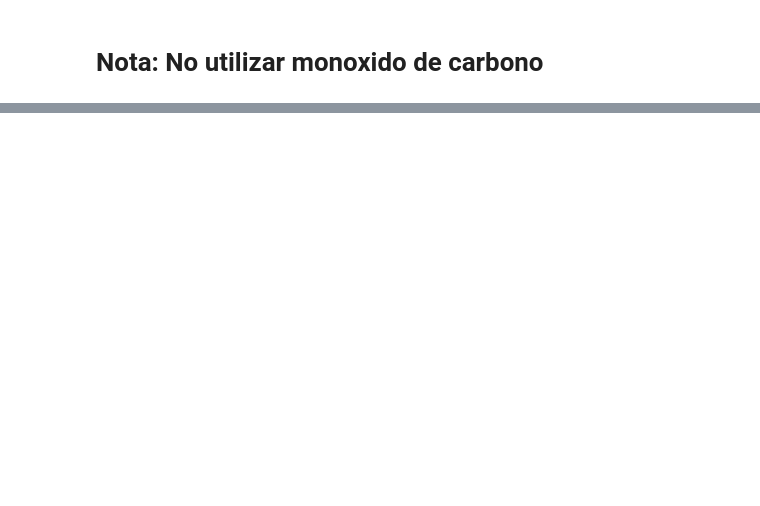
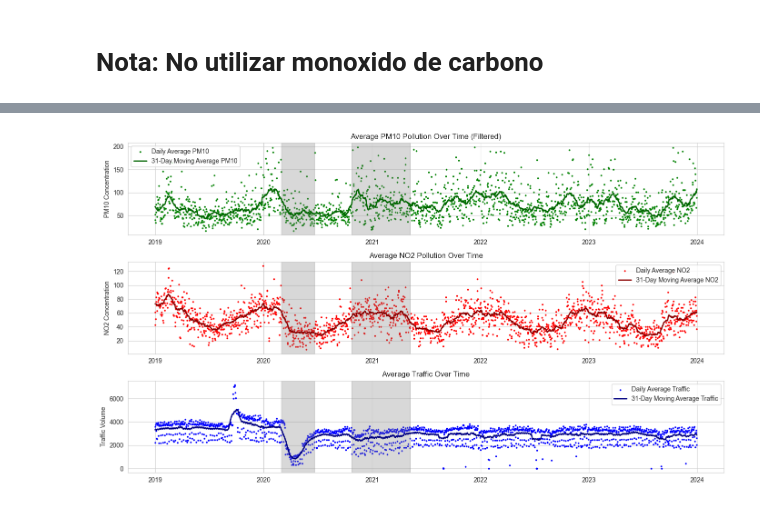
Before and after one commit to Bimo99B9/Datathon-2024, a Jupyter notebook: parte1.ipynb, the cells around one changed output, grey strips where cells are left out. Saved outputs shown, nothing was run; the diff lists cells and outputs as text; code cells hidden in the pictures; blank space fills up the shorter version.

```diff
--- a/parte1.ipynb
+++ b/parte1.ipynb
@@ -145,0 +147,7 @@ KeyError: 'velmedia_Gijon'
+# %%
+import pandas as pd
+import matplotlib.pyplot as plt
+
+# Assuming 'merged_df' is your DataFrame name
+merged_df['date'] = pd.to_datetime(merged_df['date'])
+merged_df.set_index('date', inplace=True)
@@ -145,0 +181,66 @@ KeyError: 'velmedia_Gijon'
+# %%
+import matplotlib.dates as mdates
+
+# Ensure that the DataFrame is sorted by date
+merged_df.sort_index(inplace=True)
+
+# Recalculate the 31-day moving averages after sorting
+merged_df['NO2_GijonGlobal_MA'] = merged_df['NO2_GijonGlobal'].rolling(window=31, min_periods=1, center=True).mean()
+merged_df['PM10_GijonGlobal_MA'] = merged_df['PM10_GijonGlobal'].rolling(window=31, min_periods=1, center=True).mean()
+
+# If daily_avg_traffic is a separate DataFrame or Series, ensure it's sorted too
+daily_avg_traffic.sort_index(inplace=True)
+daily_avg_traffic_MA = daily_avg_traffic.rolling(window=31, min_periods=1, center=True).mean()
+
+# Filter out PM10 values greater than 200
+filtered_PM10 = merged_df['PM10_GijonGlobal'][merged_df['PM10_GijonGlobal'] <= 200]
+
+# Recalculate the 31-day moving average for the filtered PM10 data
+filtered_PM10_MA = filtered_PM10.rolling(window=31, min_periods=1, center=True).mean()
+
+# Define COVID lockdown periods
+lockdown_start_1 = mdates.date2num(pd.to_datetime('2020-03-01'))
+lockdown_end_1 = mdates.date2num(pd.to_datetime('2020-06-21'))
+lockdown_start_2 = mdates.date2num(pd.to_datetime('2020-10-25'))
+lockdown_end_2 = mdates.date2num(pd.to_datetime('2021-05-09'))
+
+# Now plot the graphs again, with shaded regions for COVID lockdowns
+plt.figure(figsize=(14, 8))
+
+# PM10 plot
+plt.subplot(3, 1, 1)
+plt.scatter(filtered_PM10.index, filtered_PM10, label='Daily Average PM10', color='green', s=3)
+plt.plot(filtered_PM10.index, filtered_PM10_MA, label='31-Day Moving Average PM10', color='darkgreen', linewidth=2)
+plt.axvspan(lockdown_start_1, lockdown_end_1, color='grey', alpha=0.3)
+plt.axvspan(lockdown_start_2, lockdown_end_2, color='grey', alpha=0.3)
+
+plt.title('Average PM10 Pollution Over Time (Filtered)')
+plt.ylabel('PM10 Concentration')
+plt.legend()
+
+# NO2 plot
+plt.subplot(3, 1, 2)
+plt.scatter(merged_df.index, merged_df['NO2_GijonGlobal'], label='Daily Average NO2', color='red', s=3)
+plt.plot(merged_df.index, merged_df['NO2_GijonGlobal_MA'], label='31-Day Moving Average NO2', color='darkred', linewidth=2)
+plt.axvspan(lockdown_start_1, lockdown_end_1, color='grey', alpha=0.3)
+plt.axvspan(lockdown_start_2, lockdown_end_2, color='grey', alpha=0.3)
+
+plt.title('Average NO2 Pollution Over Time')
+plt.ylabel('NO2 Concentration')
+plt.legend()
+
+# Traffic plot
+plt.subplot(3, 1, 3)
+plt.scatter(daily_avg_traffic.index, daily_avg_traffic, label='Daily Average Traffic', color='blue', s=3)
+plt.plot(daily_avg_traffic.index, daily_avg_traffic_MA, label='31-Day Moving Average Traffic', color='navy', linewidth=2)
+plt.axvspan(lockdown_start_1, lockdown_end_1, color='grey', alpha=0.3)
+plt.axvspan(lockdown_start_2, lockdown_end_2, color='grey', alpha=0.3)
+
+plt.title('Average Traffic Over Time')
+plt.ylabel('Traffic Volume')
+plt.legend()
+
+plt.tight_layout()
+plt.show()
+# %% [output]
+[figure, added]
```
Also changed, not shown: parts of 6 cells of this notebook.
